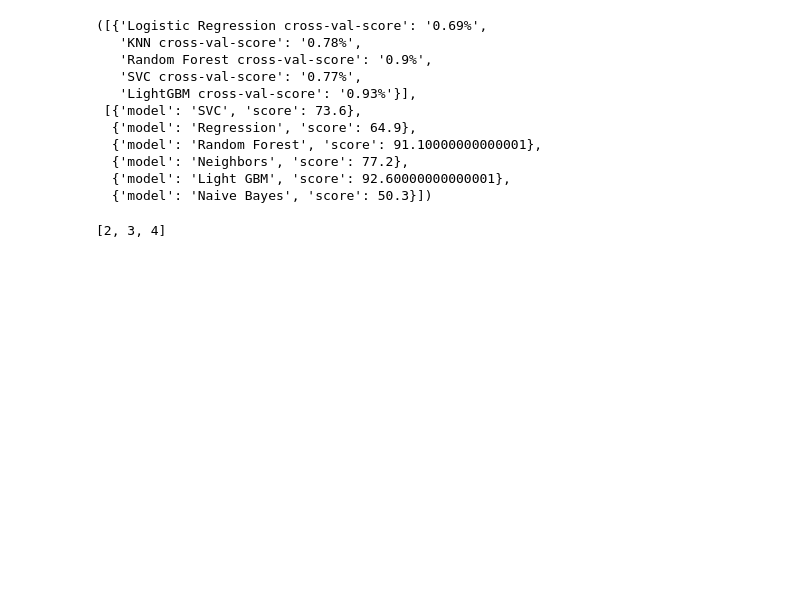
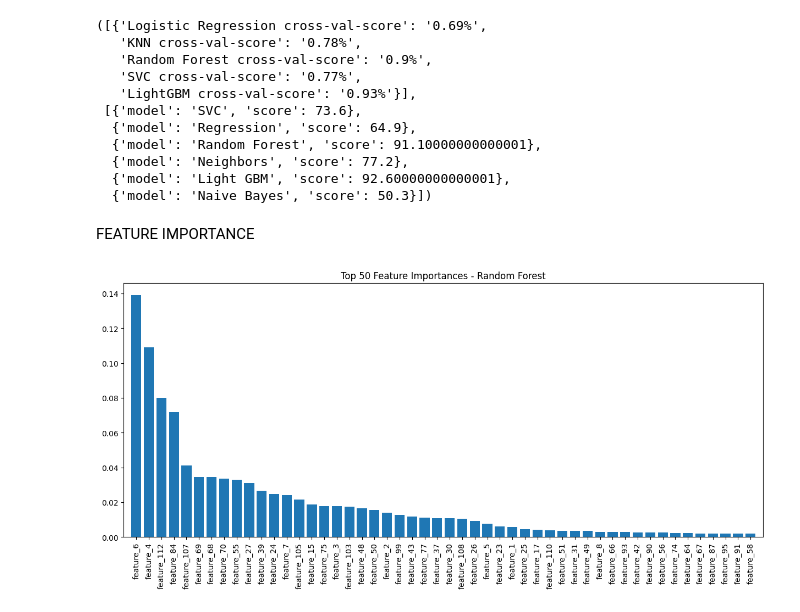
Before and after one commit to KizMan-23/finance_fraud, a Jupyter notebook: fraud_detection.ipynb, the cells around one changed output. Cells and saved outputs as stored; diff of their text form; code cells hidden in the pictures; blank space fills up the shorter version.

Commit message:
completed works on model development

```diff
--- a/fraud_detection.ipynb
+++ b/fraud_detection.ipynb
@@ -342,30 +343,32 @@ tuned_models_score, models_training_score
   {'model': 'Neighbors', 'score': 77.2},
   {'model': 'Light GBM', 'score': 92.60000000000001},
   {'model': 'Naive Bayes', 'score': 50.3}])
+# %% [markdown]
+FEATURE IMPORTANCE
 # %%
-feature_names = [f'feature_{i+1}' for i in range(30)]  # Replace 30 with the actual number of features if different
+feature_names = [f'feature_{i+1}' for i in range(112)]
 
-def plot_feature_importance(model, model_name, feature_names):
+def plot_feature_importance(model, model_name, feature_names, top_n=50):
     feature_importances = model.feature_importances_
 
     if len(feature_importances) != len(feature_names):
         print(f"Error: Mismatch between feature importances and feature names lengths")
         print(f"Feature Importances Length: {len(feature_importances)}")
         print(f"Feature Names Length: {len(feature_names)}")
         return
 
     indices = np.argsort(feature_importances)[::-1]
 
-    plt.figure(figsize=(10, 6))
-    plt.title(f"Feature Importance - {model_name}")
-    plt.bar(range(len(feature_importances)), feature_importances[indices], align="center")
-    plt.xticks(range(len(feature_importances)), np.array(feature_names)[indices], rotation=90)
-    plt.xlim([-1, len(feature_importances)])
+    top_indices = indices[:top_n]
+
+    plt.figure(figsize=(15, 6))
+    plt.title(f"Top {top_n} Feature Importances - {model_name}")
+    plt.bar(range(top_n), feature_importances[top_indices], align="center")
+    plt.xticks(range(top_n), np.array(feature_names)[top_indices], rotation=90)
+    plt.xlim([-1, top_n])
     plt.show()
 
 # Plotting feature importance for RandomForestClassifier
 plot_feature_importance(rfc_clf, "Random Forest", feature_names)
+# %% [output]
+[figure, added]
-# %%
-list(range(2,5,1))
-# %% [output]
-[2, 3, 4]
```
Also changed, not shown: parts of 11 cells of this notebook.
